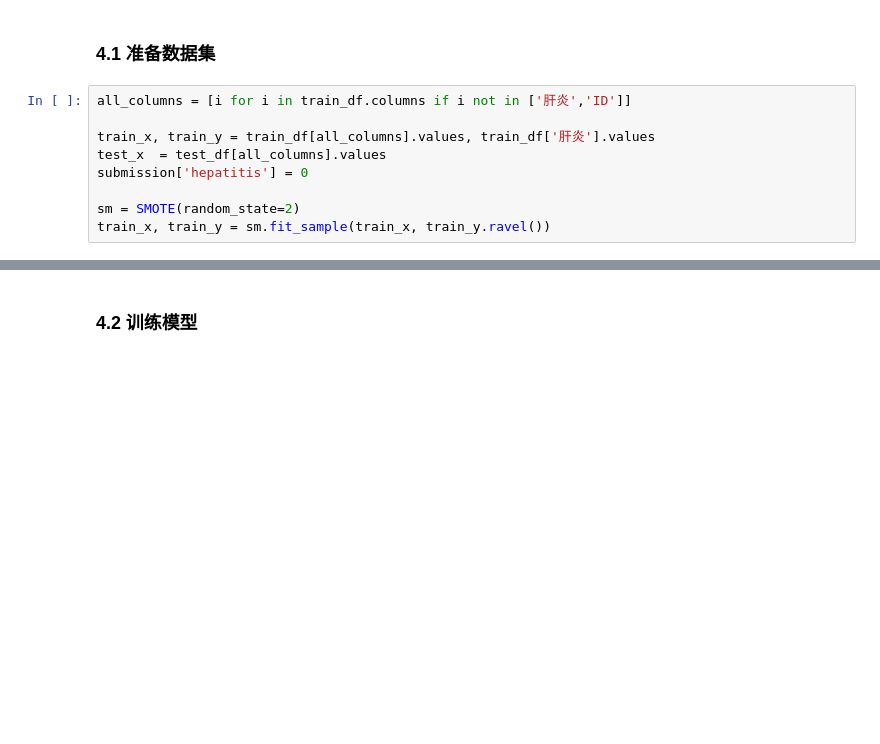
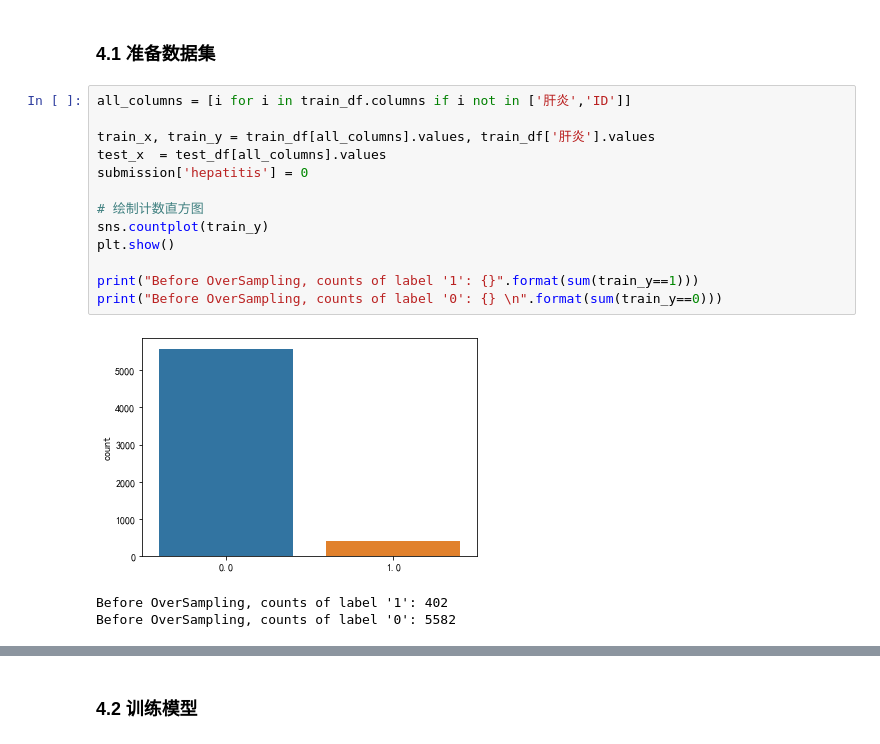
Before and after one commit to ChenyangZhou1994/DiseasePrediction, a Jupyter notebook: CatGBM.ipynb, the cells around one changed output, grey strips where cells are left out. Drawn from its saved outputs; the diff is of its cells as text; blank space fills up the shorter version.

```diff
--- a/CatGBM.ipynb
+++ b/CatGBM.ipynb
@@ -213,9 +213,17 @@ train_df.head(5)
 # %%
 all_columns = [i for i in train_df.columns if i not in ['肝炎','ID']]
 
 train_x, train_y = train_df[all_columns].values, train_df['肝炎'].values
 test_x  = test_df[all_columns].values
 submission['hepatitis'] = 0
 
-sm = SMOTE(random_state=2)
-train_x, train_y = sm.fit_sample(train_x, train_y.ravel())
+# 绘制计数直方图
+sns.countplot(train_y)
+plt.show()
+
+print("Before OverSampling, counts of label '1': {}".format(sum(train_y==1)))
+print("Before OverSampling, counts of label '0': {} \n".format(sum(train_y==0)))
+# %% [output]
+[figure, added]
+Before OverSampling, counts of label '1': 402
+Before OverSampling, counts of label '0': 5582
```
Also changed, not shown: parts of 2 cells of this notebook, 9 other files.
